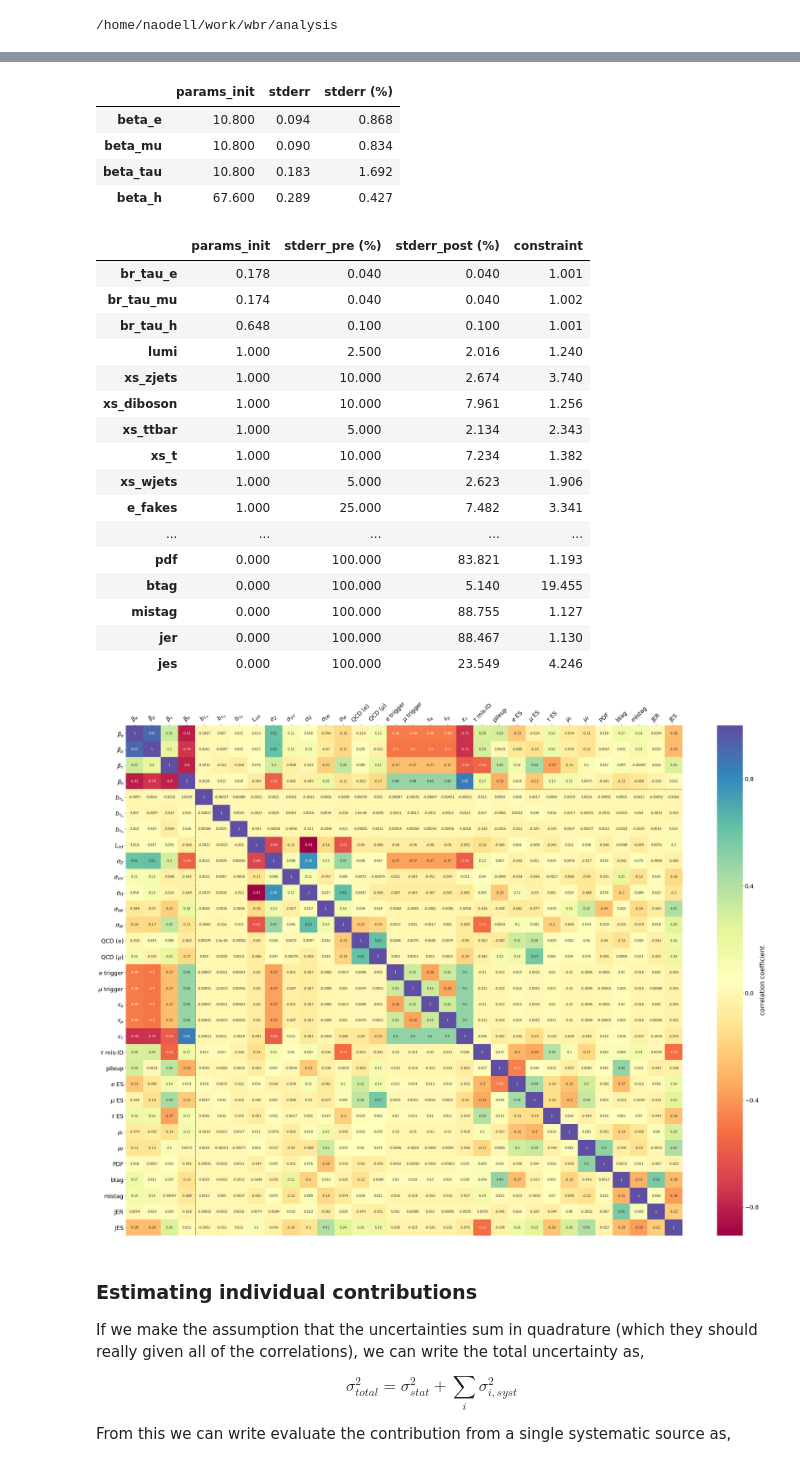
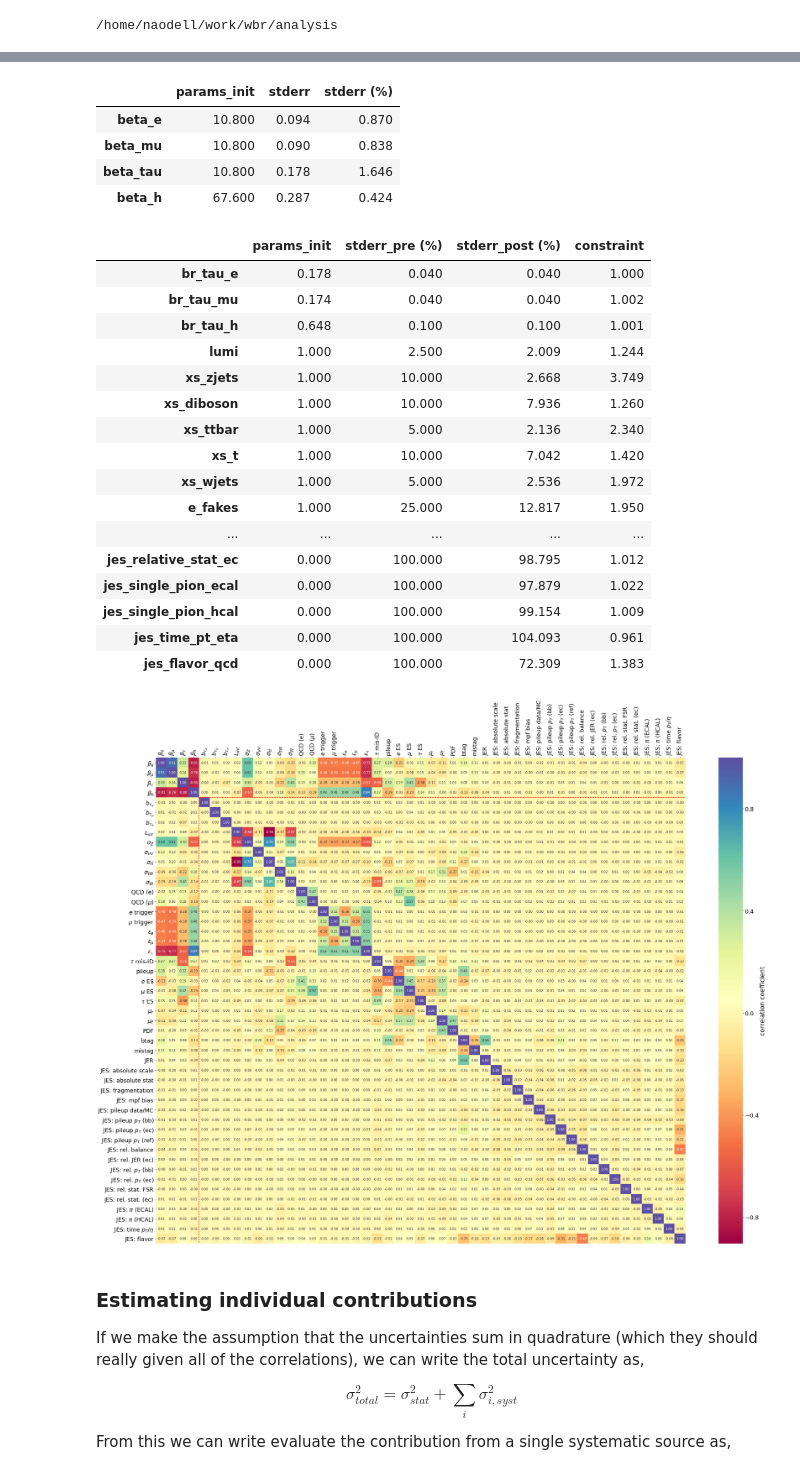
Before and after one commit to NWUHEP/analysis-tools, a Jupyter notebook: notebooks/w_br_asimov.ipynb, the cells around one changed output, grey strips where cells are left out. Drawn from its saved outputs; the diff is of its cells as text; code cells hidden in the pictures.

```diff
--- a/notebooks/w_br_asimov.ipynb
+++ b/notebooks/w_br_asimov.ipynb
@@ -34,7 +34,7 @@ matplotlib.rcParams.update(params)
 /home/naodell/work/wbr/analysis
 # %%
 # configure, get the input data, and do any additional processing that is needed
-input_dir  = f'local_data/templates/test_no_bbb/'
+input_dir  = f'local_data/templates/test_zjets_shape/'
 selections = [
               'emu',
               'mumu',  'mutau',  'mu4j',
@@ -386,10 +388,10 @@ pct_err = pd.DataFrame(np.array([100*params_init[:4], 100*stderr[:4], 100*stderr
 pct_err
 # %% [output]
 |  | params_init | stderr | stderr (%) |
-| beta_e | 10.800 | 0.094 | 0.868 |
-| beta_mu | 10.800 | 0.090 | 0.834 |
-| beta_tau | 10.800 | 0.183 | 1.692 |
-| beta_h | 67.600 | 0.289 | 0.427 |
+| beta_e | 10.800 | 0.094 | 0.870 |
+| beta_mu | 10.800 | 0.090 | 0.838 |
+| beta_tau | 10.800 | 0.178 | 1.646 |
+| beta_h | 67.600 | 0.287 | 0.424 |
 # %%
 # plot nuisance parameter errors and constraints
 pd.set_option('display.float_format', lambda x: '%.3f' % x)
@@ -401,47 +403,46 @@ pct_err[4:].to_csv('local_data/pulls.csv')
 pct_err[4:]
 # %% [output]
 |  | params_init | stderr_pre (%) | stderr_post (%) | constraint |
-| br_tau_e | 0.178 | 0.040 | 0.040 | 1.001 |
+| br_tau_e | 0.178 | 0.040 | 0.040 | 1.000 |
 | br_tau_mu | 0.174 | 0.040 | 0.040 | 1.002 |
 | br_tau_h | 0.648 | 0.100 | 0.100 | 1.001 |
-| lumi | 1.000 | 2.500 | 2.016 | 1.240 |
-| xs_zjets | 1.000 | 10.000 | 2.674 | 3.740 |
-| xs_diboson | 1.000 | 10.000 | 7.961 | 1.256 |
-| xs_ttbar | 1.000 | 5.000 | 2.134 | 2.343 |
-| xs_t | 1.000 | 10.000 | 7.234 | 1.382 |
-| xs_wjets | 1.000 | 5.000 | 2.623 | 1.906 |
-| e_fakes | 1.000 | 25.000 | 7.482 | 3.341 |
+| lumi | 1.000 | 2.500 | 2.009 | 1.244 |
+| xs_zjets | 1.000 | 10.000 | 2.668 | 3.749 |
+| xs_diboson | 1.000 | 10.000 | 7.936 | 1.260 |
+| xs_ttbar | 1.000 | 5.000 | 2.136 | 2.340 |
+| xs_t | 1.000 | 10.000 | 7.042 | 1.420 |
+| xs_wjets | 1.000 | 5.000 | 2.536 | 1.972 |
+| e_fakes | 1.000 | 25.000 | 12.817 | 1.950 |
 | ... | ... | ... | ... | ... |
-| pdf | 0.000 | 100.000 | 83.821 | 1.193 |
-| btag | 0.000 | 100.000 | 5.140 | 19.455 |
-| mistag | 0.000 | 100.000 | 88.755 | 1.127 |
-| jer | 0.000 | 100.000 | 88.467 | 1.130 |
-| jes | 0.000 | 100.000 | 23.549 | 4.246 |
+| jes_relative_stat_ec | 0.000 | 100.000 | 98.795 | 1.012 |
+| jes_single_pion_ecal | 0.000 | 100.000 | 97.879 | 1.022 |
+| jes_single_pion_hcal | 0.000 | 100.000 | 99.154 | 1.009 |
+| jes_time_pt_eta | 0.000 | 100.000 | 104.093 | 0.961 |
+| jes_flavor_qcd | 0.000 | 100.000 | 72.309 | 1.383 |
 # %%
 # produce correlation matrix
 p_labels_fancy = fit_data._parameters.label
 df_corr = pd.DataFrame(corr, columns=p_labels_fancy, index=p_labels_fancy)
 df_corr.to_latex('local_data/corr_table_full.tex')
 df_corr.to_csv('local_data/corr_table_full.csv')
 
 import seaborn as sns
 fig, ax = plt.subplots(1, 1, facecolor='white', figsize=(32, 24))
 #fig, ax = plt.subplots(1, 1, facecolor='white', figsize=(12, 8))
-sns.heatmap(df_corr, cmap='Spectral', annot=True, ax=ax, cbar_kws={'label': r'correlation coefficient'})
+sns.heatmap(df_corr, cmap='Spectral', annot=True, fmt='.2f', ax=ax, cbar_kws={'label': r'correlation coefficient'})
 plt.plot([4, df_corr.shape[0]], [4, 4], 'r--')
 plt.plot([4, 4], [4, df_corr.shape[0]], 'r--')
 ax.set_xlabel('')
 ax.set_ylabel('')
 ax.xaxis.tick_top()
-plt.xticks(rotation=45)
-
+plt.xticks(rotation=90)
 
 plt.tight_layout()
-plt.subplots_adjust(top=0.94)
+plt.subplots_adjust(top=0.9)
 plt.savefig('plots/systematics/correlation_matrix.pdf')
 plt.show()
 # %% [output]
-[figure, old version]
+[figure, new version]
 # %% [markdown]
 ### Estimating individual contributions
 
```
Also changed, not shown: parts of 8 cells of this notebook, 8 other files.
